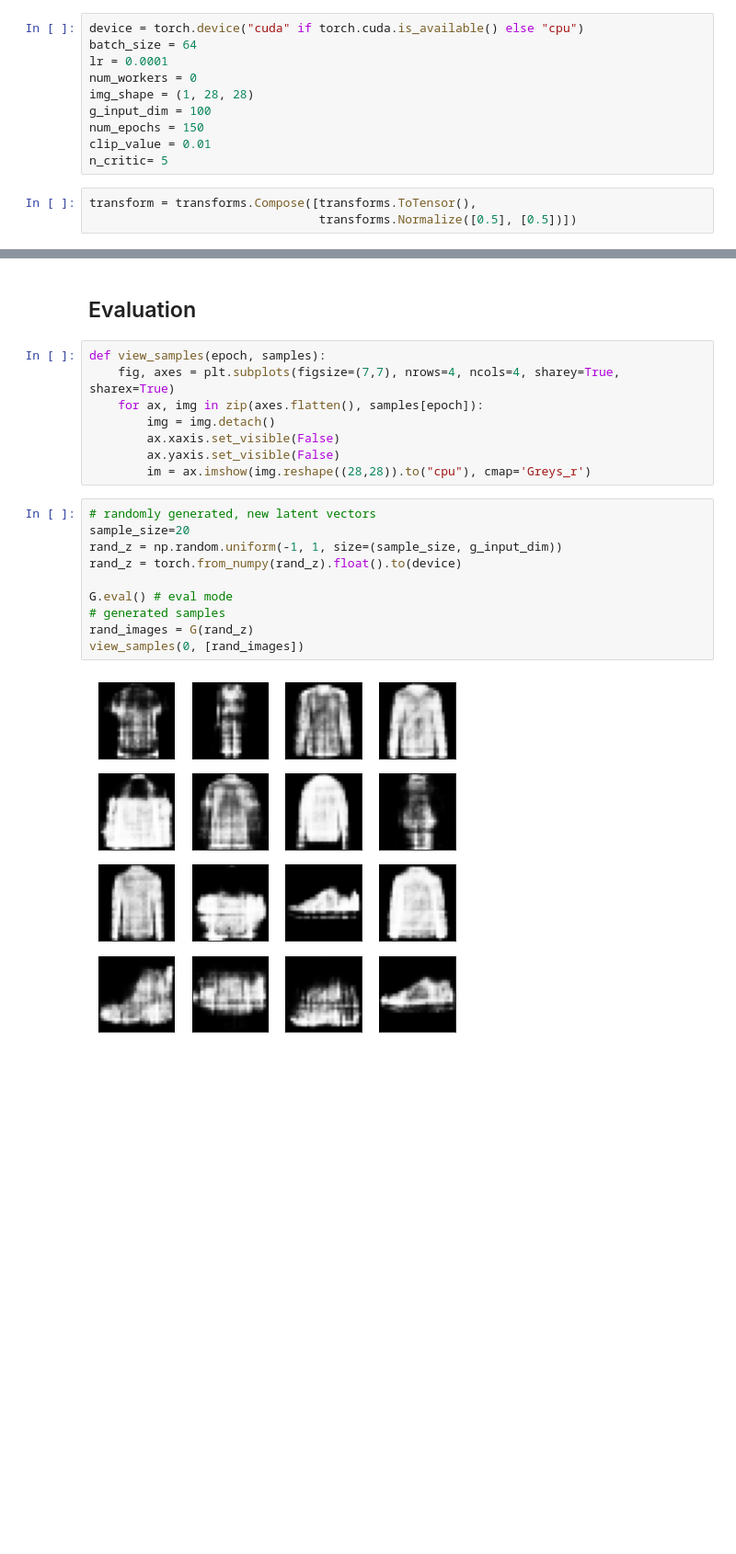
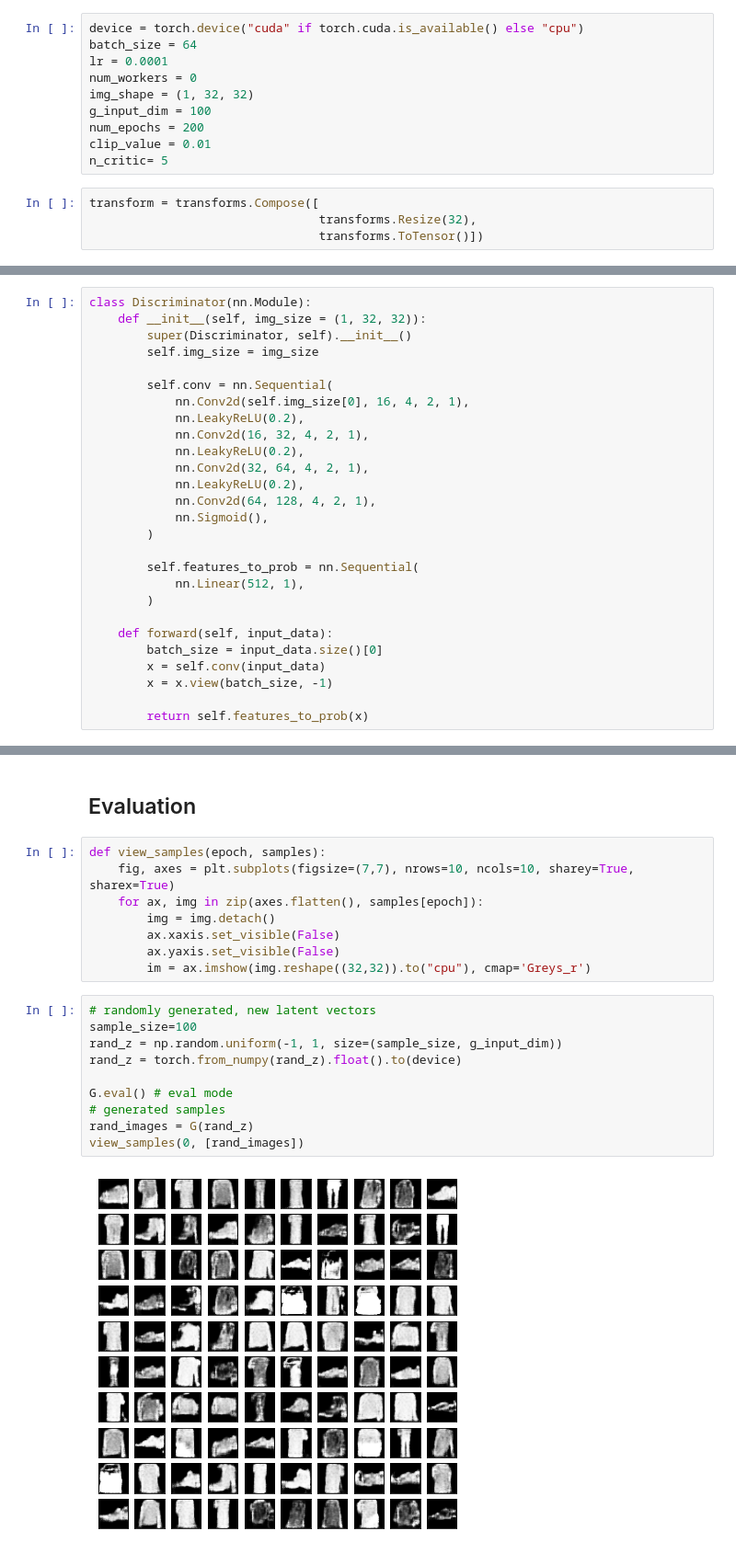
Before and after one commit to anhtuan85/GAN_series, a Jupyter notebook: WGAN.ipynb, the cells around one changed output, grey strips where cells are left out. Shown at 92% size. Cells and saved outputs as stored; diff of their text form; blank space fills up the shorter version.

```diff
--- a/WGAN.ipynb
+++ b/WGAN.ipynb
@@ -14,14 +16,15 @@ device = torch.device("cuda" if torch.cuda.is_available() else "cpu")
 batch_size = 64
 lr = 0.0001
 num_workers = 0
-img_shape = (1, 28, 28)
+img_shape = (1, 32, 32)
 g_input_dim = 100
-num_epochs = 150
+num_epochs = 200
 clip_value = 0.01
 n_critic= 5
 # %%
-transform = transforms.Compose([transforms.ToTensor(),
-                                transforms.Normalize([0.5], [0.5])])
+transform = transforms.Compose([
+                                transforms.Resize(32),
+                                transforms.ToTensor()])
 # %%
 train_data = datasets.FashionMNIST('~/.pytorch/F_MNIST_data/', download=True, train=True, transform=transform)
 
@@ -93,3 +85,30 @@ class Discriminator(nn.Module):
+# %%
+class Discriminator(nn.Module):
+    def __init__(self, img_size = (1, 32, 32)):
+        super(Discriminator, self).__init__()
+        self.img_size = img_size
+
+        self.conv = nn.Sequential(
+            nn.Conv2d(self.img_size[0], 16, 4, 2, 1),
+            nn.LeakyReLU(0.2),
+            nn.Conv2d(16, 32, 4, 2, 1),
+            nn.LeakyReLU(0.2),
+            nn.Conv2d(32, 64, 4, 2, 1),
+            nn.LeakyReLU(0.2),
+            nn.Conv2d(64, 128, 4, 2, 1),
+            nn.Sigmoid(),
+        )
+
+        self.features_to_prob = nn.Sequential(
+            nn.Linear(512, 1),
+        )
+
+    def forward(self, input_data):
+        batch_size = input_data.size()[0]
+        x = self.conv(input_data)
+        x = x.view(batch_size, -1)
+
+        return self.features_to_prob(x)
 # %%
 G = Generator().to(device)
 D = Discriminator().to(device)
@@ -175,21 +194,21 @@ for epoch in range(num_epochs):
 ## Evaluation
 # %%
 def view_samples(epoch, samples):
-    fig, axes = plt.subplots(figsize=(7,7), nrows=4, ncols=4, sharey=True, sharex=True)
+    fig, axes = plt.subplots(figsize=(7,7), nrows=10, ncols=10, sharey=True, sharex=True)
     for ax, img in zip(axes.flatten(), samples[epoch]):
         img = img.detach()
         ax.xaxis.set_visible(False)
         ax.yaxis.set_visible(False)
-        im = ax.imshow(img.reshape((28,28)).to("cpu"), cmap='Greys_r')
+        im = ax.imshow(img.reshape((32,32)).to("cpu"), cmap='Greys_r')
 # %%
 # randomly generated, new latent vectors
-sample_size=20
+sample_size=100
 rand_z = np.random.uniform(-1, 1, size=(sample_size, g_input_dim))
 rand_z = torch.from_numpy(rand_z).float().to(device)
 
 G.eval() # eval mode
 # generated samples
 rand_images = G(rand_z)
 view_samples(0, [rand_images])
 # %% [output]
-[figure, old version]
+[figure, new version]
```
Also changed, not shown: parts of 7 cells of this notebook.
